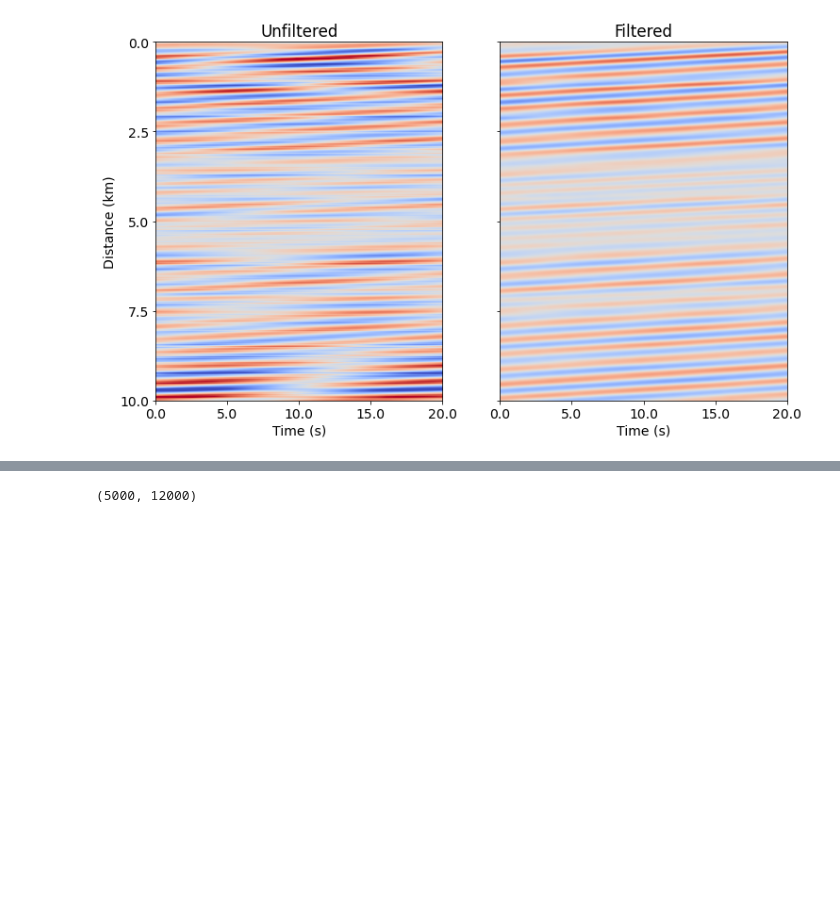
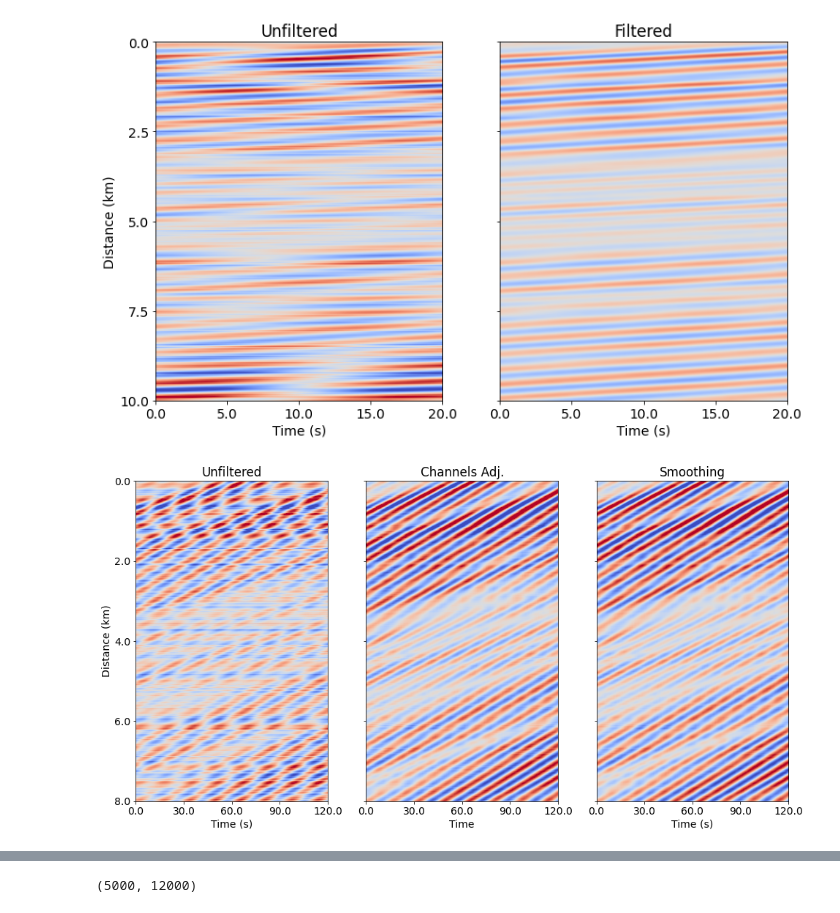
Before and after one commit to Laurd11/sindy-das-new, a Jupyter notebook: pre-processing.ipynb, the cells around one changed output, grey strips where cells are left out. Cells and saved outputs as stored; diff of their text form; code cells hidden in the pictures; blank space fills up the shorter version.

```diff
--- a/pre-processing.ipynb
+++ b/pre-processing.ipynb
@@ -217,0 +241,32 @@ plt.show()
+# %%
+mean_remove = np.load("/home/ldoyle/notebooks/channel_drift_5_min_clips/normalized_5_min_start_South-C1-LR-95km-P1kHz-GL50m-SP2m-FS200Hz_2021-11-01T231114Z.npy")[:,::10]
+scaler_val = np.std(mean_remove)
+mean_remove = mean_remove/scaler_val
+# %%
+smoothed_dat = np.load("/home/ldoyle/notebooks/channel_drift_5_min_clips/rad_4_smoothed_decimated_normalized_5_min_start_South-C1-LR-95km-P1kHz-GL50m-SP2m-FS200Hz_2021-11-01T231114Z.npy")
+scaler_val = np.std(smoothed_dat)
+smoothed_dat = smoothed_dat/scaler_val
+# %%
+# data2 = ((2*np.pi)/2**16)*((1550.12 * 1e-9)/(0.78 * 4 * np.pi * n * L))*data[7500:12500,:]*1e6
+plt.rcParams.update({'font.size': 14})
+fig, ax = plt.subplots(nrows=1, ncols=3,figsize = (16, 12),sharey=True)
+ax[0].imshow(working_dat[:4000,:2400],vmin=-2,vmax=2,cmap="coolwarm")
+ax[1].imshow(mean_remove[:4000,:2400],vmin=-2,vmax=2, cmap="coolwarm")
+ax[2].imshow(smoothed_dat[:4000,:2400],vmin=-2,vmax=2, cmap="coolwarm")
+
+ax[0].set_yticks(np.linspace(0, 4000, 5),
+            (2/1000)*np.linspace(0, 4000, 5))
+ax[0].set_xticks(np.linspace(0,2400,5),(10/200)*np.linspace(0,2400,5))
+ax[0].set_title('Unfiltered')
+ax[0].set_xlabel("Time (s)",size=14)
+ax[0].set_ylabel("Distance (km)",size=14)
+ax[1].set_xticks(np.linspace(0,2400,5),(10/200)*np.linspace(0,2400,5))
+ax[1].set_title('Channels Adj.')
+ax[1].set_xlabel("Time",size=14)
+ax[2].set_title('Smoothing')
+ax[2].set_xlabel("Time (s)",size=14)
+ax[2].set_xticks(np.linspace(0,2400,5),(10/200)*np.linspace(0,2400,5))
+
+plt.show()
+# %% [output]
+[figure, added]
```
Also changed, not shown: parts of 2 cells of this notebook, 3 other files.
